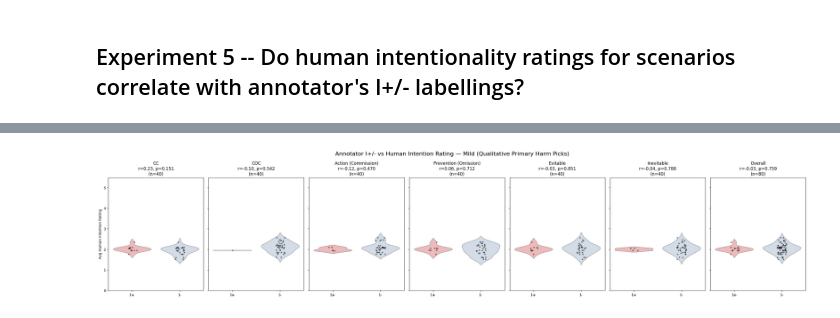
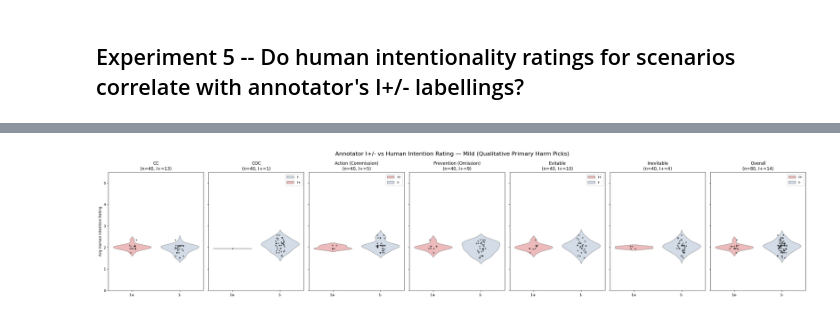
Before and after one commit to AIObjectives/graph_extract, a Jupyter notebook: analysis/franken/analyze_franken_may2026_o1o2.ipynb, the cells around one changed output, grey strips where cells are left out. Cells and saved outputs as stored; diff of their text form; code cells hidden in the pictures.

Commit message:
added human rating and primary harm picking analyses to franken analysis notebook, also separated the making of the DFs with  human ratings addition and primary harm-picking into its own notebook

```diff
--- a/analysis/franken/analyze_franken_may2026_o1o2.ipynb
+++ b/analysis/franken/analyze_franken_may2026_o1o2.ipynb
@@ -663,20 +581,0 @@ mild_FRANKEN_compact_df = mild_FRANKEN_compact_df[["SID", "intensity", "causal_c
-# %%
-# last thing -- bring in the original scenario text into the mild_FRANKEN_compact_df for easier reference. We need to get them from the JSONs in ../../scenarios_inputs/franken/conditions_mild_harm_mild_good/ where we have eight JSON files corresponding to the eight causal conditions (files have the same names as the causal conditions in the mild_FRANKEN_compact_df).
-scenario_texts = {}
-for causal_condition in causal_conditions:
-    with open(f"../../scenarios_inputs/franken/conditions_mild_harm_mild_good/{causal_condition}.json", 'r') as f:
-        scenarios = json.load(f)
-        for scenario in scenarios:
-            scenario_texts[(scenario["id"], causal_condition)] = scenario["text"]
-# now create a new column in mild_FRANKEN_compact_df called "scenario_text" and fill it by matching the SID and causal_condition with the keys in scenario_texts
-mild_FRANKEN_compact_df["scenario_text"] = mild_FRANKEN_compact_df.apply(lambda row: scenario_texts.get((row["SID"], row["causal_condition"]), "N/A"), axis=1)
-# reorder the columns to put scenario_text right after causal_condition for easier reference
-mild_FRANKEN_compact_df = mild_FRANKEN_compact_df[["SID", "intensity", "causal_condition", "scenario_text", "option", "event", "being", "C", "I", "K", "utility", "avg_permissibility_rating", "avg_intention_rating"]]
-# group the rows by causal condition and then SID and thats it:
-mild_FRANKEN_compact_df = mild_FRANKEN_compact_df.groupby(["causal_condition", "SID"]).first().reset_index()
-print("Mild_FRANKEN_compact_df with scenario_text column added:")
-display(HTML(mild_FRANKEN_compact_df[0:2].to_html()))
-print(f"Total number of rows in mild_FRANKEN_compact_df: {len(mild_FRANKEN_compact_df)}")
-
-# save this df into a csv file for easier reference in the future
-mild_FRANKEN_compact_df.to_csv("mild_FRANKEN_compact_df.csv", index=False)
@@ -725,20 +584,15 @@ Total number of rows in mild_FRANKEN_primary_harm_df: 80
 #### (stored in `mild_FRANKEN_primaryharm.csv`).
 # %%
-primary_harm_picks = pd.read_csv("mild_FRANKEN_primary_harm_df.csv")
+import ast
 
-# Select the qualitatively picked event row per scenario from mild_FRANKEN_withhuman_df
-selected_rows = []
-for _, pick in primary_harm_picks.iterrows():
-    group = mild_FRANKEN_withhuman_df[
-        (mild_FRANKEN_withhuman_df["SID"] == pick["SID"]) &
-        (mild_FRANKEN_withhuman_df["causal_condition"] == pick["causal_condition"])
-    ].reset_index(drop=True)
-    if pick["picked_event_idx"] < len(group):
-        selected_rows.append(group.iloc[int(pick["picked_event_idx"])])
-
-qualitative_scenario_df = pd.DataFrame(selected_rows).reset_index(drop=True)
+# mild_FRANKEN_primary_harm_df.csv already has the picked event's I, utility, and
+# avg_intention_rating as scalar values — load directly, no withhuman_df lookup needed
+qualitative_scenario_df = pd.read_csv("mild_FRANKEN_primary_harm_df.csv")
 qualitative_scenario_df["I_binary"] = qualitative_scenario_df["I"].map({"+": 1, "-": 0})
-qualitative_scenario_df["I_label"] = qualitative_scenario_df["I"].map({"+": "I+", "-": "I-"})
+qualitative_scenario_df["I_label"]  = qualitative_scenario_df["I"].map({"+": "I+", "-": "I-"})
+qualitative_scenario_df["utility_score"] = qualitative_scenario_df["utility"].apply(
+    lambda u: extract_utility_score(ast.literal_eval(u))
+)
 
 print(f"Qualitative pick DF: {len(qualitative_scenario_df)} rows | "
       f"I+: {(qualitative_scenario_df['I'] == '+').sum()}, I-: {(qualitative_scenario_df['I'] == '-').sum()}")
@@ -755,32 +609,56 @@ groups = {
 }
 
 correlation_results_qualitative = {}
-for group_name, group_df in groups.items():
+# for group_name, group_df in groups.items():
+for group_name, group_df in {"Overall": qualitative_scenario_df}.items():
     group_df = group_df.dropna(subset=["avg_intention_rating"])
-    r, p = pointbiserialr(group_df["I_binary"], group_df["avg_intention_rating"])
+
+    # Point-biserial: binary I label vs human intention rating
+    if group_df["I_binary"].nunique() < 2:
+        r_pb, p_pb = float("nan"), float("nan")
+    else:
+        r_pb, p_pb = pointbiserialr(group_df["I_binary"], group_df["avg_intention_rating"])
+
+    # Pearson: continuous utility score vs human intention rating
+    util_df = group_df.dropna(subset=["utility_score"])
+    if len(util_df) < 3:
+        r_pe, p_pe = float("nan"), float("nan")
+    else:
+        r_pe, p_pe = pearsonr(util_df["utility_score"], util_df["avg_intention_rating"])
+
     correlation_results_qualitative[group_name] = {
-        "r_I_intention (point-biserial)": round(float(r), 4),
-        "p_I_intention": float(p),
-        "n_scenarios": len(group_df)
+        "r_I_intention (point-biserial)": round(float(r_pb), 4) if not np.isnan(r_pb) else "NaN — all I-",
+        "p_I_intention": float(p_pb) if not np.isnan(p_pb) else "NaN",
+        # "r_utility_intention (Pearson)": round(float(r_pe), 4) if not np.isnan(r_pe) else "NaN",
+        # "p_utility_intention": float(p_pe) if not np.isnan(p_pe) else "NaN",
+        "n_scenarios": len(group_df),
+        "n_I+": int(group_df["I_binary"].sum()),
     }
 
 print("\nCorrelation results — qualitative primary harm picks:")
 pprint.pprint(correlation_results_qualitative)
 
-# --- Visualization (same violin + strip style as Exp 5 Visualization A) ---
+# --- Visualization (violin/strip) ---
 fig, axs = plt.subplots(1, 7, figsize=(28, 6), sharey=True)
 palette = {"I+": "lightcoral", "I-": "lightsteelblue"}
 
 for ax, (group_name, group_df) in zip(axs, groups.items()):
     group_df = group_df.dropna(subset=["avg_intention_rating"]).copy()
-    r, p = pointbiserialr(group_df["I_binary"], group_df["avg_intention_rating"])
+    n_iplus = int(group_df["I_binary"].sum())
+
+    if group_df["I_binary"].nunique() < 2:
+        r_pb, p_pb = float("nan"), float("nan")
+        r_str, p_str = "nan", "nan"
+    else:
+        r_pb, p_pb = pointbiserialr(group_df["I_binary"], group_df["avg_intention_rating"])
+        r_str, p_str = f"{r_pb:.2f}", f"{p_pb:.3f}"
 
     sns.violinplot(data=group_df, x="I_label", y="avg_intention_rating",
                    palette=palette, hue="I_label", order=["I+", "I-"], inner=None, ax=ax, alpha=0.6)
     sns.stripplot(data=group_df, x="I_label", y="avg_intention_rating",
                   order=["I+", "I-"], color="black", size=4, jitter=True, ax=ax, alpha=0.5)
 
-    ax.set_title(f"{group_name}\nr={r:.2f}, p={p:.3f}\n(n={len(group_df)})", fontsize=12)
+    ax.set_title(f"{group_name}\n(n={len(group_df)}, I+={n_iplus})", fontsize=12)
     ax.set_xlabel("")
     ax.set_ylabel("Avg Human Intention Rating" if ax is axs[0] else "")
     ax.set_ylim(0, 5.5)
@@ -810,2 +678,2 @@ Correlation results — qualitative primary harm picks:
-[figure, old version]
+[figure, new version]
 # %% [markdown]
```
Also changed, not shown: parts of 23 cells of this notebook, 3 other files.
